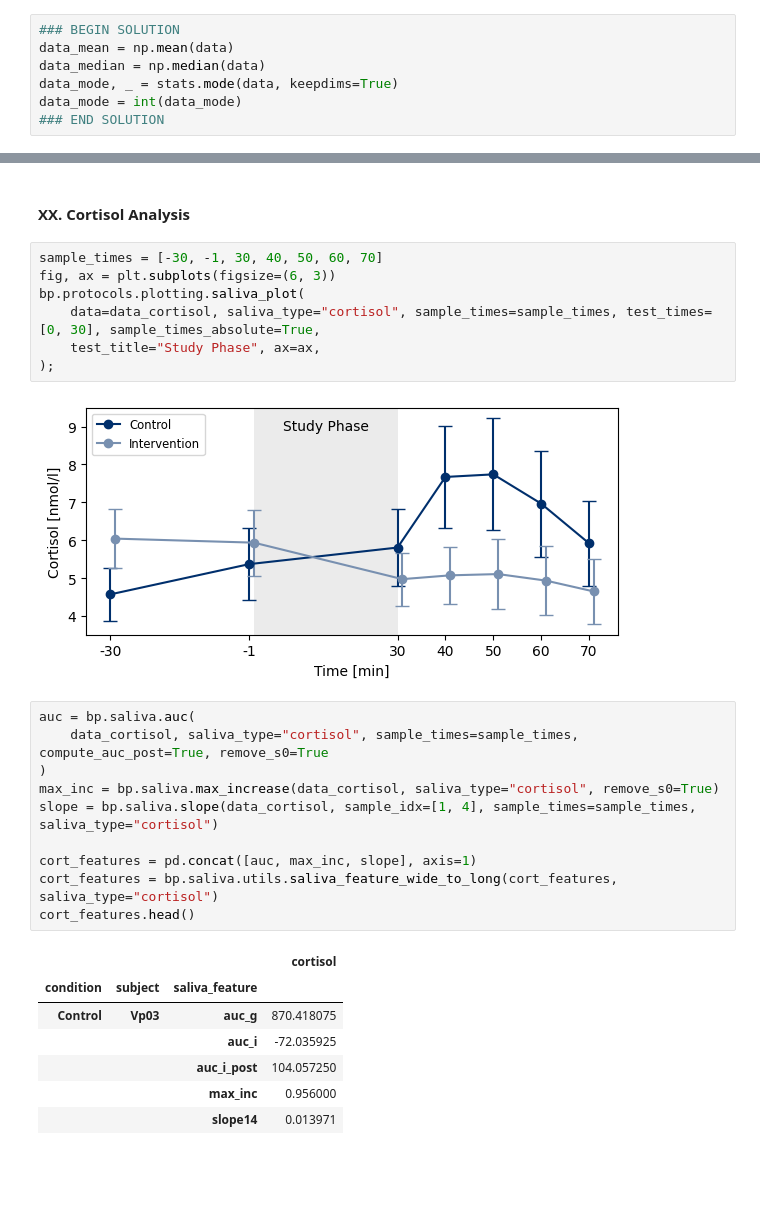
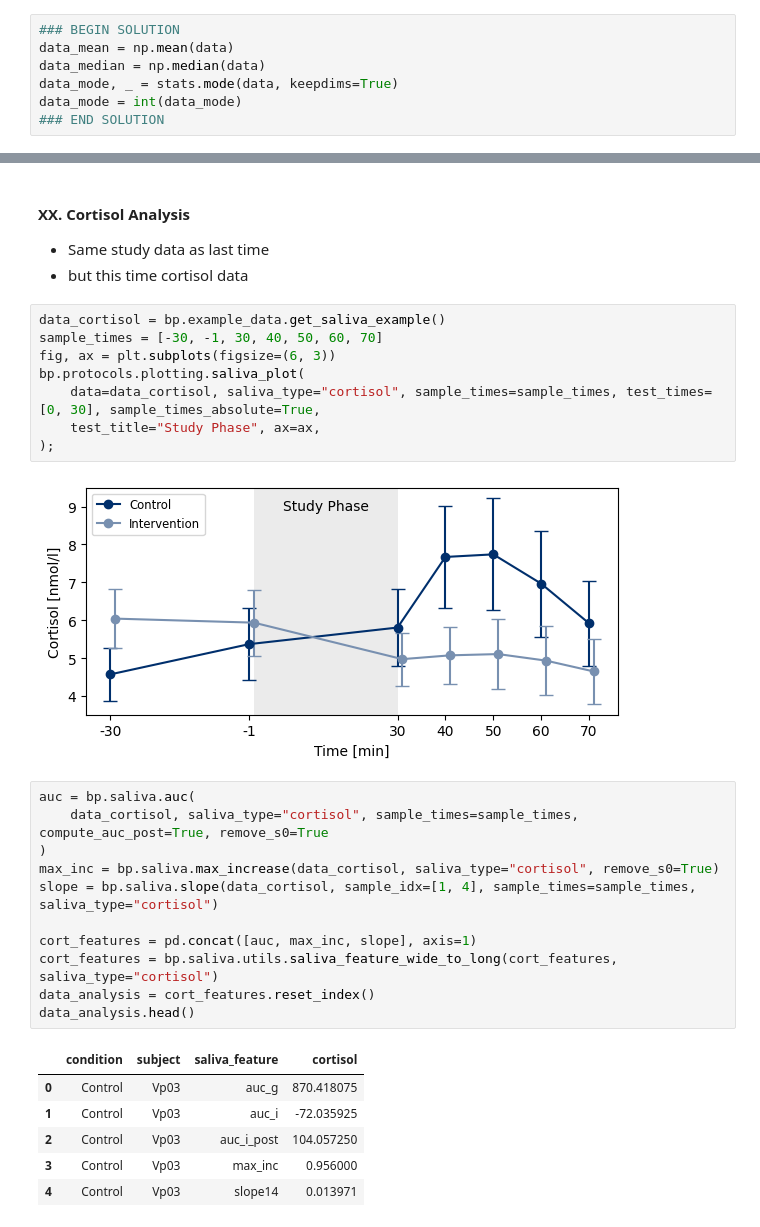
Before and after one commit to digikolleg-data-science-psychology/ads_exercise, a Jupyter notebook: course_directory/ads_exercise/source/08_statistics/08_statistics.ipynb, the cells around one changed output, grey strips where cells are left out. Saved outputs shown, nothing was run; the diff lists cells and outputs as text; blank space fills up the shorter version.

```diff
--- a/course_directory/ads_exercise/source/08_statistics/08_statistics.ipynb
+++ b/course_directory/ads_exercise/source/08_statistics/08_statistics.ipynb
@@ -130,6 +215,9 @@ fig.tight_layout()
 # %% [markdown]
 #### XX. Cortisol Analysis
+* Same study data as last time
+* but this time cortisol data
 # %%
+data_cortisol = bp.example_data.get_saliva_example()
 sample_times = [-30, -1, 30, 40, 50, 60, 70]
 fig, ax = plt.subplots(figsize=(6, 3))
 bp.protocols.plotting.saliva_plot(
@@ -141,18 +229,18 @@ bp.protocols.plotting.saliva_plot(
 # %%
 auc = bp.saliva.auc(
     data_cortisol, saliva_type="cortisol", sample_times=sample_times, compute_auc_post=True, remove_s0=True
 )
 max_inc = bp.saliva.max_increase(data_cortisol, saliva_type="cortisol", remove_s0=True)
 slope = bp.saliva.slope(data_cortisol, sample_idx=[1, 4], sample_times=sample_times, saliva_type="cortisol")
 
 cort_features = pd.concat([auc, max_inc, slope], axis=1)
 cort_features = bp.saliva.utils.saliva_feature_wide_to_long(cort_features, saliva_type="cortisol")
-cort_features.head()
+data_analysis = cort_features.reset_index()
+data_analysis.head()
 # %% [output]
-|  |  |  | cortisol |
-| condition | subject | saliva_feature |  |
-| Control | Vp03 | auc_g | 870.418075 |
-|  |  | auc_i | -72.035925 |
-|  |  | auc_i_post | 104.057250 |
-|  |  | max_inc | 0.956000 |
-|  |  | slope14 | 0.013971 |
+|  | condition | subject | saliva_feature | cortisol |
+| 0 | Control | Vp03 | auc_g | 870.418075 |
+| 1 | Control | Vp03 | auc_i | -72.035925 |
+| 2 | Control | Vp03 | auc_i_post | 104.057250 |
+| 3 | Control | Vp03 | max_inc | 0.956000 |
+| 4 | Control | Vp03 | slope14 | 0.013971 |
```
Also changed, not shown: parts of 27 cells of this notebook.
